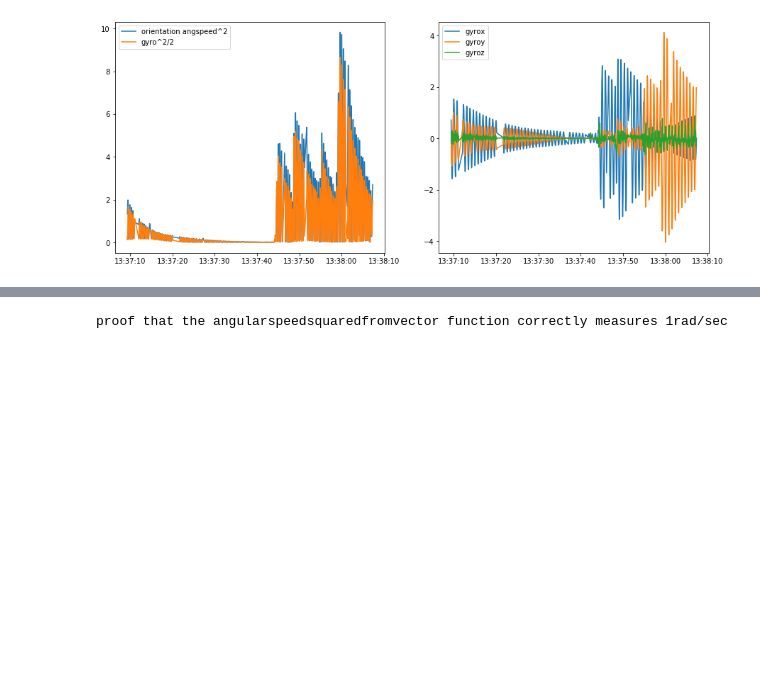
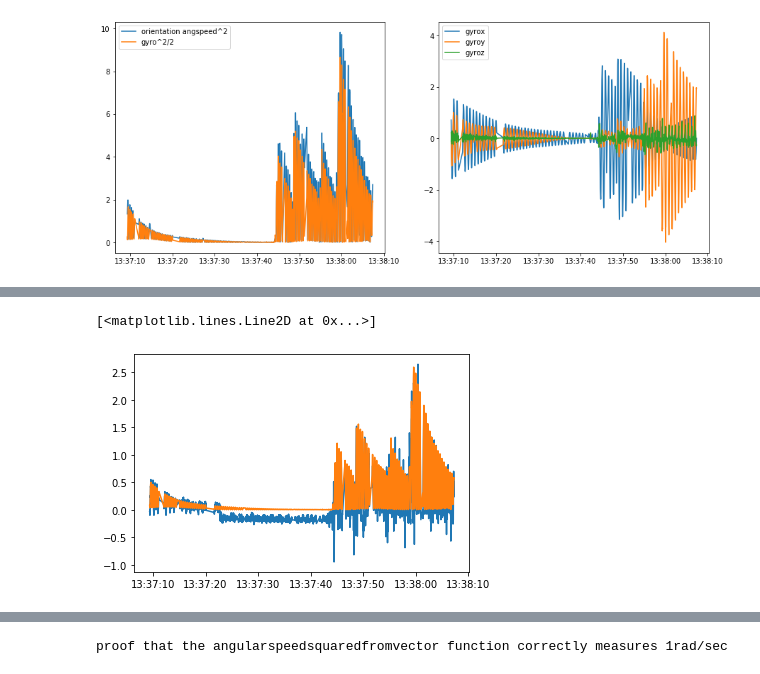
Before and after one commit to goatchurchprime/RTK_on_the_beach, a Jupyter notebook: notebooks/SimplePendulum4centrifugal.ipynb, the cells around one changed output, grey strips where cells are left out. Drawn from its saved outputs; the diff is of its cells as text; code cells hidden in the pictures; blank space fills up the shorter version.

Commit message:
update with axial acceleration

```diff
--- a/notebooks/SimplePendulum4centrifugal.ipynb
+++ b/notebooks/SimplePendulum4centrifugal.ipynb
@@ -84,0 +129,9 @@ print("Is the pendulum length to board 0.12*2 m?")
+# %%
+%matplotlib inline
+centrifugal = (A.mx**2 + A.my**2)*0.15
+plt.plot(-A.az, label="axial acceleration")
+plt.plot(centrifugal)
+#plt.plot(axialacc)
+# %% [output]
+[<matplotlib.lines.Line2D at 0x...>]
+[figure, added]
```
Also changed, not shown: parts of 9 cells of this notebook.
